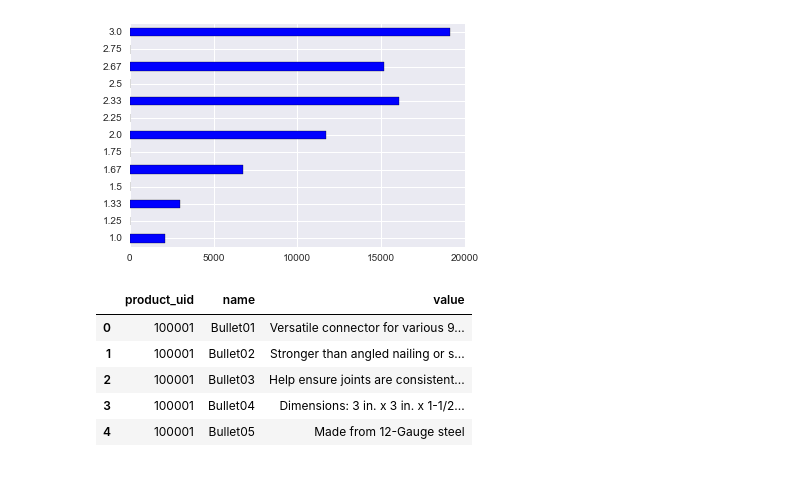
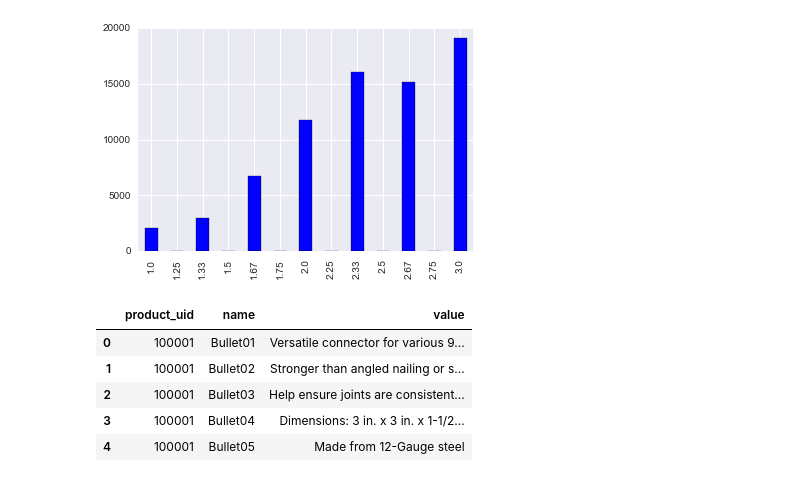
Before and after one commit to numb3r33/Kaggle-Competitions, a Jupyter notebook: Home-Depot/Analysis.ipynb, the cells around one changed output. Saved outputs shown, nothing was run; the diff lists cells and outputs as text; code cells hidden in the pictures.

```diff
--- a/Home-Depot/Analysis.ipynb
+++ b/Home-Depot/Analysis.ipynb
@@ -18,9 +18,9 @@ products_description = pd.read_csv('./data/product_descriptions.csv')
 products_attributes = pd.read_csv('./data/attributes.csv')
 # %%
 # class distribution
-train.relevance.value_counts().sort_index().plot(kind='barh');
+train.relevance.value_counts().sort_index().plot(kind='bar');
 # %% [output]
-[figure, old version]
+[figure, new version]
 # %%
 products_attributes.head()
 # %% [output]
```
Also changed, not shown: parts of 15 cells of this notebook.
